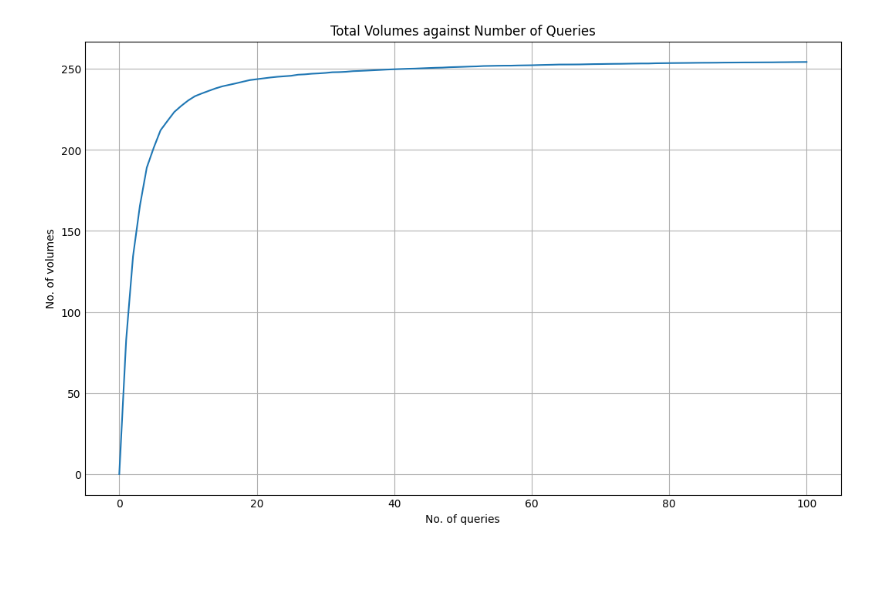
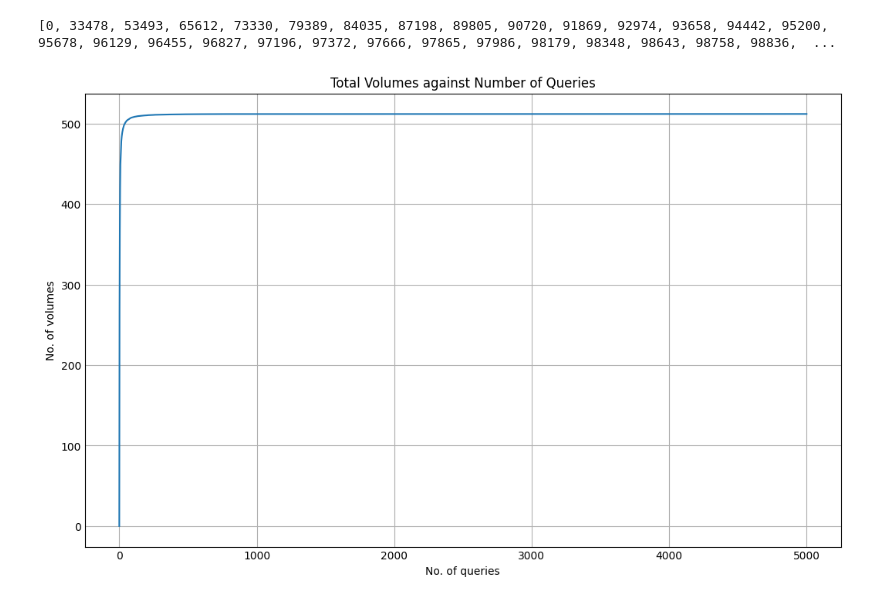
Before and after one commit to Clocksify/Benito-s-Bento-Boxes, a Jupyter notebook: Experiment Plan/Constant/CONSTANTwithreplacement.ipynb, the cells around one changed output. Cells and saved outputs as stored; diff of their text form; code cells hidden in the pictures; blank space fills up the shorter version.

```diff
--- a/Experiment Plan/Constant/CONSTANTwithreplacement.ipynb
+++ b/Experiment Plan/Constant/CONSTANTwithreplacement.ipynb
@@ -2,42 +2,48 @@
 import random
 import matplotlib.pyplot as plt
 
+RSEmax = 512
 
-RSEmax = 256
+query_range_list = []
+for i in range (RSEmax):
+    for j in range (i+1):
+        query_range_list.append(j)
+
+def askqry():
+    no_range = random.choice(query_range_list)
+
+    first_int = random.randint(1, RSEmax-no_range)
+    query = (first_int, first_int+no_range)
+    return(query)
+
 no_of_runs = 200
-no_of_queries = 100
+no_of_queries = 5000
 def cont_query(no_of_runs, no_of_queries):
     arr = [0 for i in range(no_of_queries+1)]
     for h in range(no_of_runs):
         vol_tracker = []
         vol_sum = 0
         for j in range(no_of_queries):
-            a = random.randint(1,RSEmax)
-            b = random.randint(1, RSEmax)
-            if a < b:
-                start_int = a
-                end_int = b
-            else:
-                start_int = b
-                end_int = a
-
+            (start_int, end_int) = askqry()
             for i in range(start_int, end_int+1):
                 if i not in vol_tracker:
                     vol_tracker.append(i)
                     vol_sum += 1
             arr[j+1] =  arr[j+1] + vol_sum
+    print(arr)
     return(arr)
 
 arr = cont_query(no_of_runs, no_of_queries)
 for i in range(no_of_queries):
     arr[i+1]= arr[i+1] / no_of_runs
 
 plt.style.use('_mpl-gallery')
 plt.figure(figsize=(10,6))
 plt.plot(arr)
 plt.xlabel("No. of queries")
 plt.ylabel("No. of volumes")
 plt.title("Total Volumes against Number of Queries")
 plt.show()
 # %% [output]
+[0, 33478, 53493, 65612, 73330, 79389, 84035, 87198, 89805, 90720, 91869, 92974, 93658, 94442, 95200, 95678, 96129, 96455, 96827, 97196, 97372, 97666, 97865, 97986, 98179, 98348, 98643, 98758, 98836,  ...
-[figure, old version]
+[figure, new version]
```
Also changed, not shown: 1 other file.
